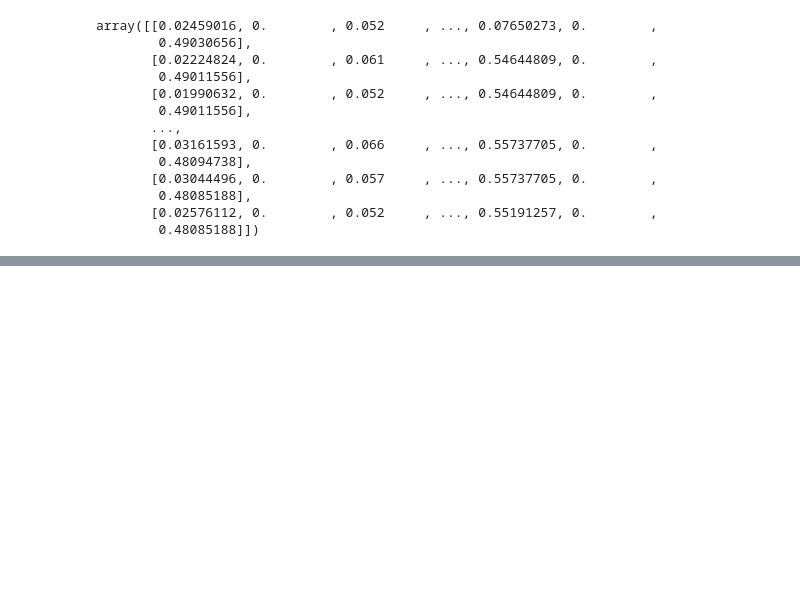
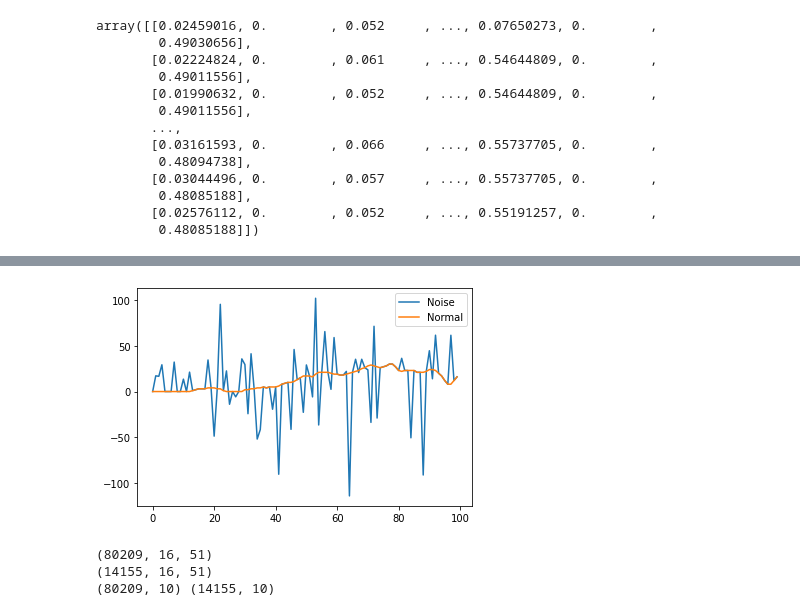
Before and after one commit to vijfhoek/deeplearning, a Jupyter notebook: main.ipynb, the cells around one changed output, grey strips where cells are left out. Cells and saved outputs as stored; diff of their text form; code cells hidden in the pictures; blank space fills up the shorter version.

```diff
--- a/main.ipynb
+++ b/main.ipynb
@@ -97,10 +104,15 @@ array([[1., 0., 0., ..., 0., 0., 0.],
 # %%
+
 def add_noise(data, noise_level, std_level):
-    induced_std = std_level * np.std(data, axis=1)
-    noisy_data = np.empty((data.shape[]))
-    for j in range(rows.shape[1]):
-        for i in range(rows.shape[0]]):
+    induced_std = std_level * np.std(data.astype(float), axis=0)
+    noisy_data = np.empty(data.shape)
+    for j in range(data.shape[1]):
+        for i in range(data.shape[0]):
             if (np.random.rand(1) >= noise_level):
                 noisy_data[i][j] = data[i][j] + np.random.normal(0,induced_std[j])
             else:
-                nois
+                noisy_data[i][j] = data[i][j]
+    return noisy_data
+
+noisy_data = add_noise(data, 0.5, 2.0)
+noisy_data
@@ -119,3 +121,27 @@ TensorShape([16, 51])
+# %%
+plt.plot(noisy_data[:100, 43])
+plt.plot(data[:100, 43])
+plt.legend(["Noise", "Normal"])
+plt.show()
+# %% [output]
+[figure, added]
+# %%
+# create train and test batches
+x_train, x_test, y_train, y_test = train_test_split(
+    x_data, y_data[16:], test_size=0.15
+)
+
+x_train = np.array(x_train)
+x_test = np.array(x_test)
+y_train = np.array(y_train)
+y_test = np.array(y_test)
+
+print(x_train.shape), print(x_test.shape)
+print(y_train.shape, y_test.shape)
+# %% [output]
+(80209, 16, 51)
+(14155, 16, 51)
+(80209, 10) (14155, 10)
 # %%
 def create_model(learning_rate=1e-4, window_size=16, num_features=51):
     model = Sequential()
```
Also changed, not shown: parts of 8 cells of this notebook.
